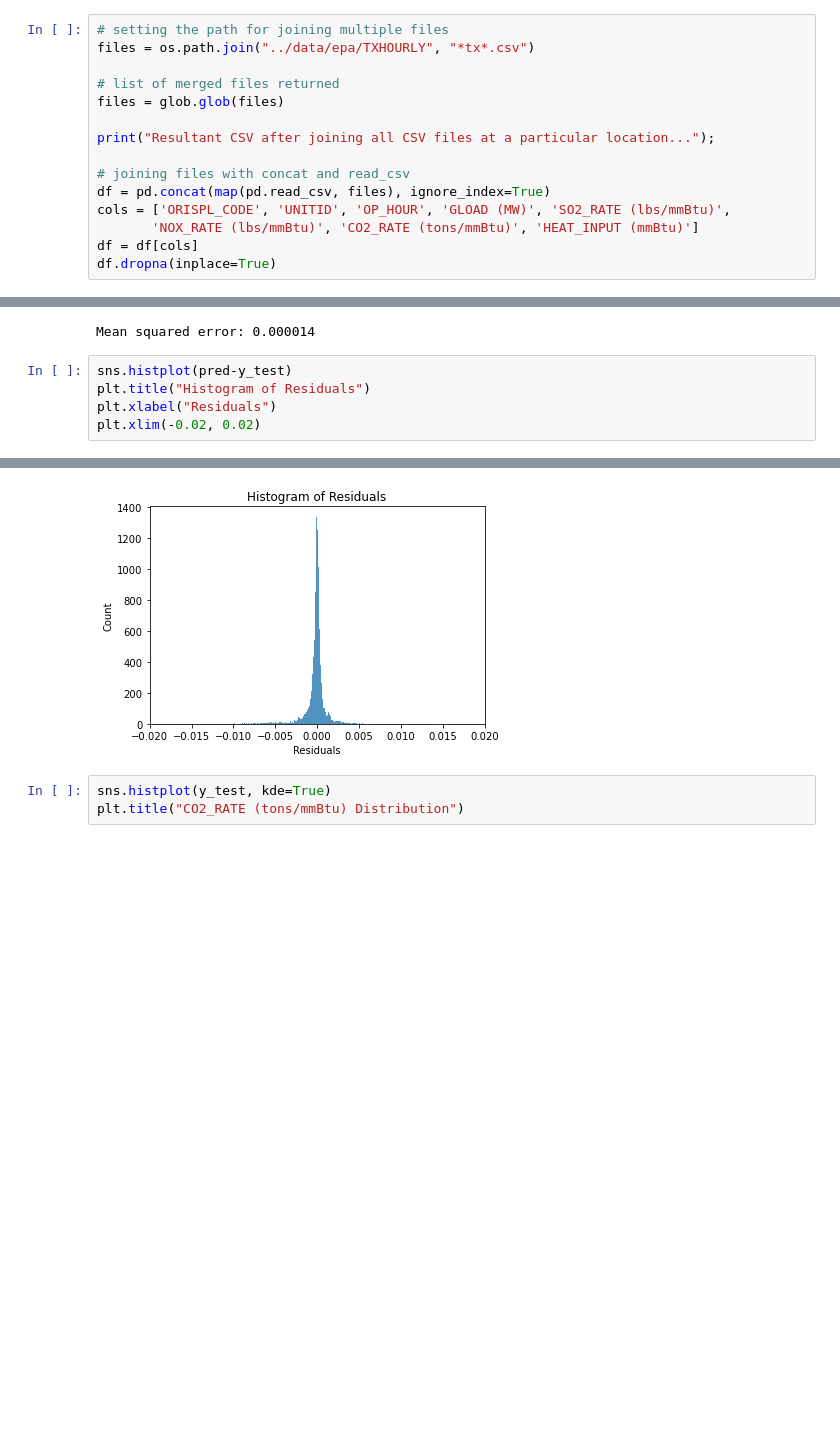
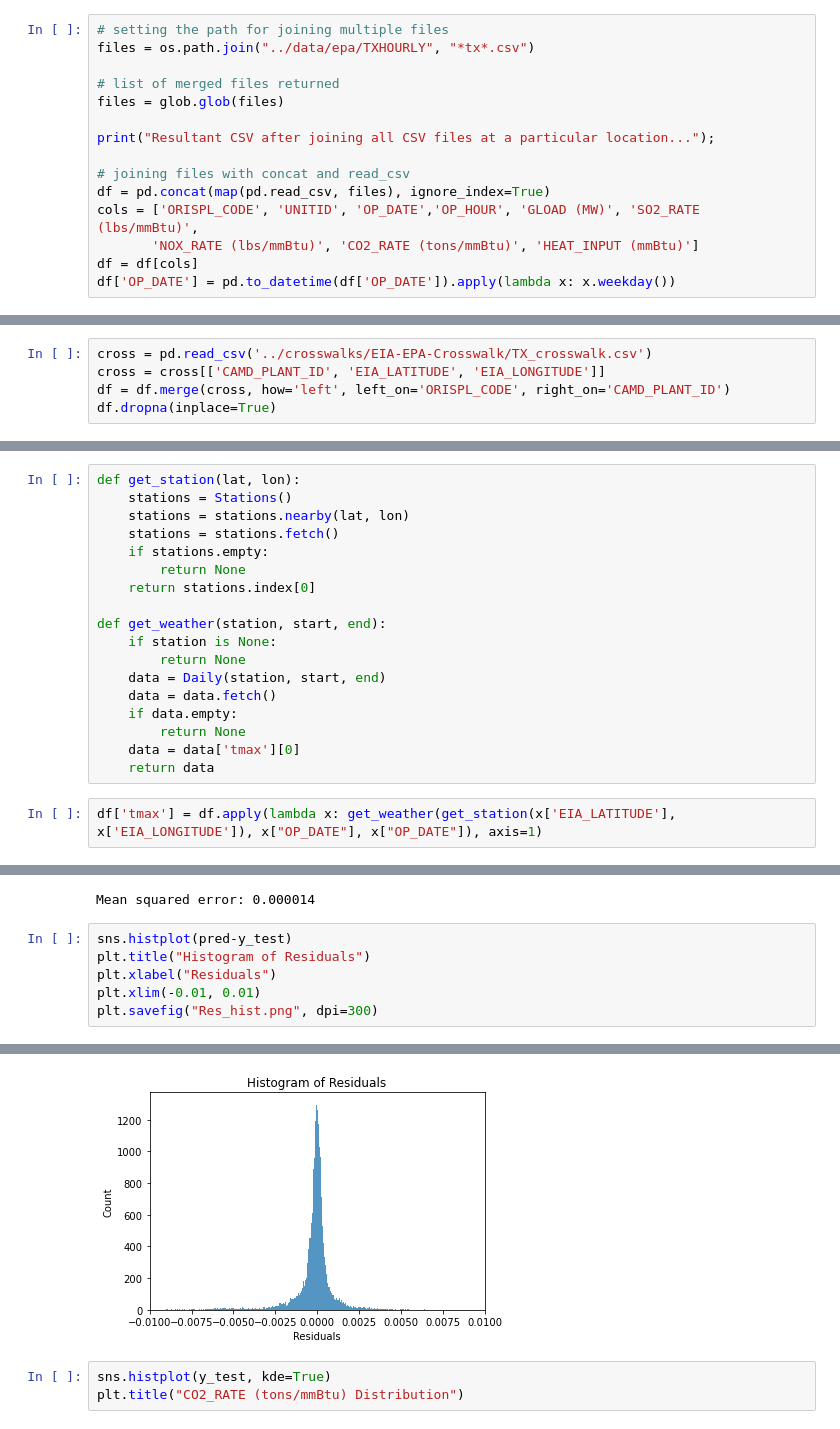
Before and after one commit to alberlin232/ML-Energy-Capstone, a Jupyter notebook: pollution/preds/CO2 LInReg.ipynb, the cells around one changed output, grey strips where cells are left out. Cells and saved outputs as stored; diff of their text form; blank space fills up the shorter version.

Commit message:
temp data

```diff
--- a/pollution/preds/CO2 LInReg.ipynb
+++ b/pollution/preds/CO2 LInReg.ipynb
@@ -21,9 +22,9 @@ print("Resultant CSV after joining all CSV files at a particular location...");
 
 # joining files with concat and read_csv
 df = pd.concat(map(pd.read_csv, files), ignore_index=True)
-cols = ['ORISPL_CODE', 'UNITID', 'OP_HOUR', 'GLOAD (MW)', 'SO2_RATE (lbs/mmBtu)',
+cols = ['ORISPL_CODE', 'UNITID', 'OP_DATE','OP_HOUR', 'GLOAD (MW)', 'SO2_RATE (lbs/mmBtu)',
        'NOX_RATE (lbs/mmBtu)', 'CO2_RATE (tons/mmBtu)', 'HEAT_INPUT (mmBtu)']
 df = df[cols]
-df.dropna(inplace=True)
+df['OP_DATE'] = pd.to_datetime(df['OP_DATE']).apply(lambda x: x.weekday())
 # %% [output]
 Resultant CSV after joining all CSV files at a particular location...
@@ -29,0 +33,5 @@ Resultant CSV after joining all CSV files at a particular location...
+# %%
+cross = pd.read_csv('../crosswalks/EIA-EPA-Crosswalk/TX_crosswalk.csv')
+cross = cross[['CAMD_PLANT_ID', 'EIA_LATITUDE', 'EIA_LONGITUDE']]
+df = df.merge(cross, how='left', left_on='ORISPL_CODE', right_on='CAMD_PLANT_ID')
+df.dropna(inplace=True)
@@ -29,0 +42,20 @@ Resultant CSV after joining all CSV files at a particular location...
+# %%
+def get_station(lat, lon):
+    stations = Stations()
+    stations = stations.nearby(lat, lon)
+    stations = stations.fetch()
+    if stations.empty:
+        return None
+    return stations.index[0]
+
+def get_weather(station, start, end):
+    if station is None:
+        return None
+    data = Daily(station, start, end)
+    data = data.fetch()
+    if data.empty:
+        return None
+    data = data['tmax'][0]
+    return data
+# %%
+df['tmax'] = df.apply(lambda x: get_weather(get_station(x['EIA_LATITUDE'], x['EIA_LONGITUDE']), x["OP_DATE"], x["OP_DATE"]), axis=1)
@@ -81,5 +106,6 @@ Mean squared error: 0.000014
 sns.histplot(pred-y_test)
 plt.title("Histogram of Residuals")
 plt.xlabel("Residuals")
-plt.xlim(-0.02, 0.02)
+plt.xlim(-0.01, 0.01)
+plt.savefig("Res_hist.png", dpi=300)
 # %% [output]
@@ -87,4 +112,4 @@ plt.xlim(-0.02, 0.02)
-[figure, old version]
+[figure, new version]
 # %%
 sns.histplot(y_test, kde=True)
 plt.title("CO2_RATE (tons/mmBtu) Distribution")
```
Also changed, not shown: parts of 10 cells of this notebook, 5 other files.
